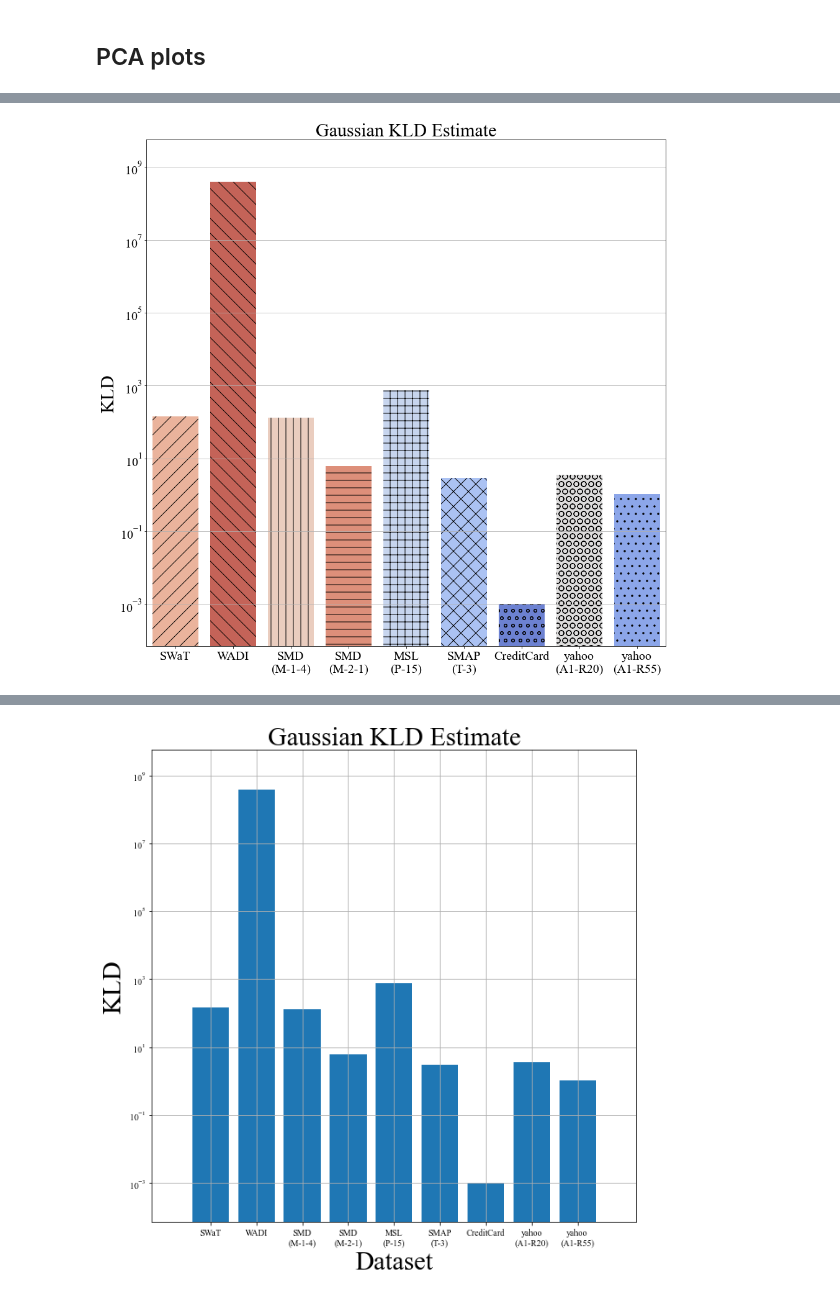
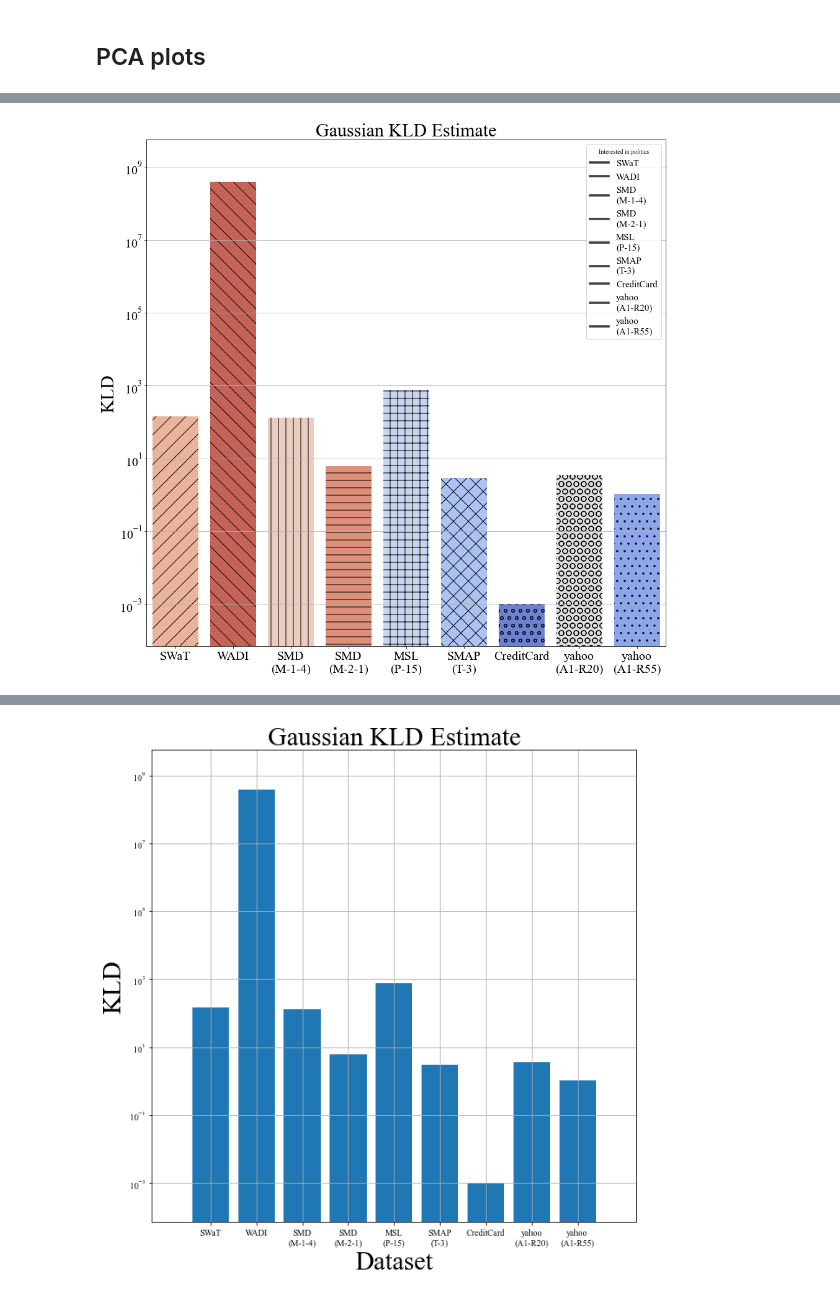
Before and after one commit to carrtesy/M2N2, a Jupyter notebook: figures/Distribution_shift_quantify_gaussian.ipynb, the cells around one changed output, grey strips where cells are left out. Saved outputs shown, nothing was run; the diff lists cells and outputs as text; code cells hidden in the pictures.

```diff
--- a/figures/Distribution_shift_quantify_gaussian.ipynb
+++ b/figures/Distribution_shift_quantify_gaussian.ipynb
@@ -360,23 +392,29 @@ sns.barplot(x=data.index, y=data, palette=np.array(pal[::-1])[rank])
 # %%
 plt.figure(figsize=(15, 15))
 plt.title('Gaussian KLD Estimate', fontsize=30)
 
 pal = sns.color_palette("coolwarm", len(entropies))
 rank = np.array(entropies).argsort()  # http://stackoverflow.com/a/6266510/1628638
 
-bar = sns.barplot(x=datasets_label, y=entropies, palette=np.array(pal[::])[rank], alpha=.99)
+#bar = sns.barplot(x=datasets_label, y=entropies, palette=np.array(pal[::])[rank], alpha=.99)
 
+bar = sns.barplot(x="Datasets"datasets_label, y=entropies, palette=np.array(pal[::])[rank], alpha=.99)
 hatches = ['/', '\\', '|', '-', '+', 'x', 'o', 'O', '.']
 for i,thisbar in enumerate(bar.patches):
     # Set a different hatch for each bar
     thisbar.set_hatch(hatches[i])
 
 plt.yscale('log', base=10)
 plt.xticks(fontsize=20)
 plt.yticks(fontsize=20)
+
 plt.ylabel('KLD', fontsize=30)
 
+h, l = bar.get_legend_handles_labels()
+bar.legend(datasets_label, title="Interested in politics")
+
+#plt.legend(labels=datasets_label, loc='center left', bbox_to_anchor=(1, 0.5))
 plt.savefig("./figures/main_figure/kld.pdf", dpi=500)
 plt.show()
 # %% [output]
-[figure, old version]
+[figure, new version]
```
Also changed, not shown: parts of 10 cells of this notebook, 39 other files.
